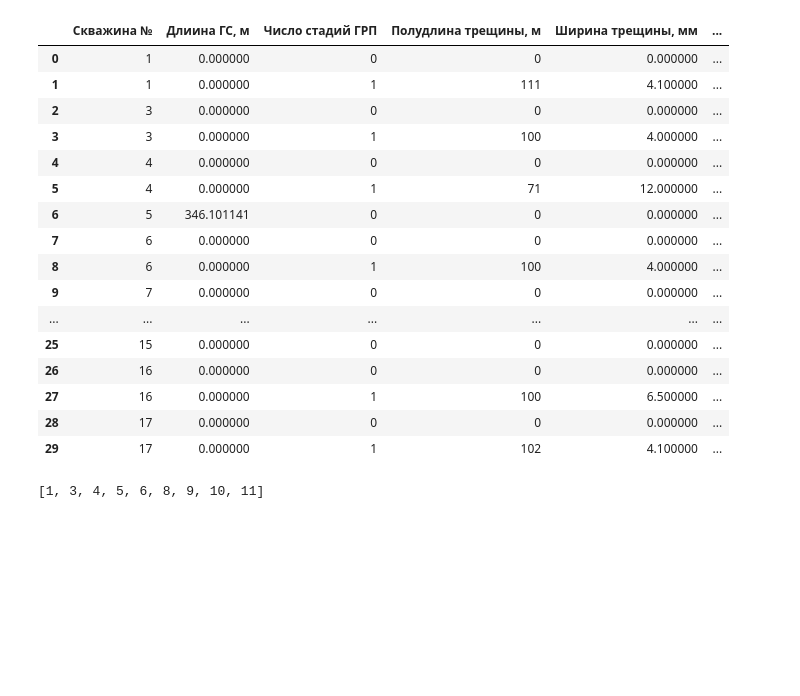
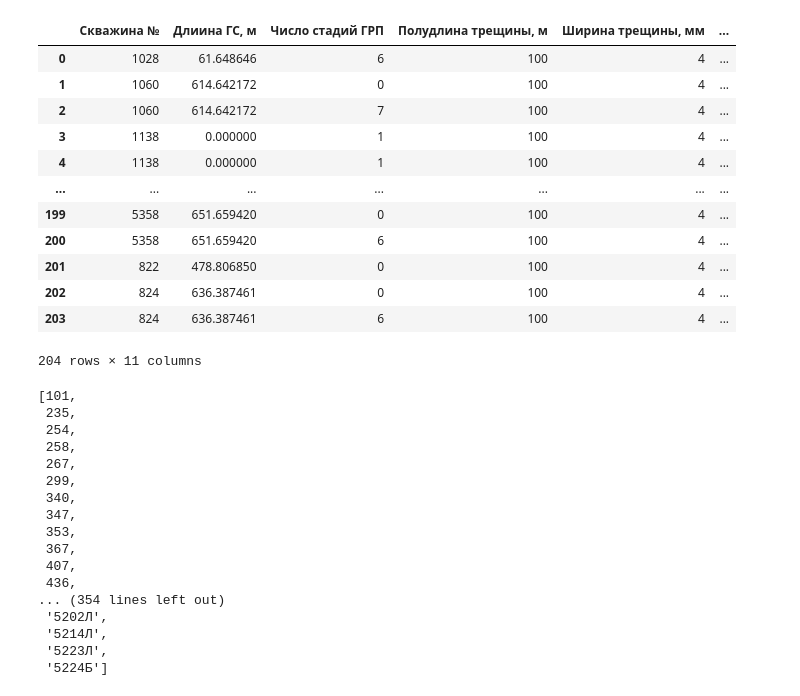
Before and after one commit to lybmvvs/gazpromapp, a Jupyter notebook: app_gazprom_func.ipynb, the cells around one changed output. Saved outputs shown, nothing was run; the diff lists cells and outputs as text; code cells hidden in the pictures; blank space fills up the shorter version.

```diff
--- a/app_gazprom_func.ipynb
+++ b/app_gazprom_func.ipynb
@@ -1,29 +1,25 @@
 # %%
 import pandas as pd
 import numpy as np
 import datetime
 
-data = pd.read_excel('TYLE.xlsx', sheet_name='ГРП')
-dummy = pd.read_excel('TYLE.xlsx', sheet_name='МЭР')
+data = pd.read_excel('last.xlsx', sheet_name='ГРП')
+dummy = pd.read_excel('last.xlsx', sheet_name='МЭР')
 data
 # %% [output]
 |  | Скважина № | Длиина ГС, м | Число стадий ГРП | Полудлина трещины, м | Ширина трещины, мм | ... |
-| 0 | 1 | 0.000000 | 0 | 0 | 0.000000 | ... |
-| 1 | 1 | 0.000000 | 1 | 111 | 4.100000 | ... |
-| 2 | 3 | 0.000000 | 0 | 0 | 0.000000 | ... |
-| 3 | 3 | 0.000000 | 1 | 100 | 4.000000 | ... |
-| 4 | 4 | 0.000000 | 0 | 0 | 0.000000 | ... |
-| 5 | 4 | 0.000000 | 1 | 71 | 12.000000 | ... |
-| 6 | 5 | 346.101141 | 0 | 0 | 0.000000 | ... |
-| 7 | 6 | 0.000000 | 0 | 0 | 0.000000 | ... |
-| 8 | 6 | 0.000000 | 1 | 100 | 4.000000 | ... |
-| 9 | 7 | 0.000000 | 0 | 0 | 0.000000 | ... |
+| 0 | 1028 | 61.648646 | 6 | 100 | 4 | ... |
+| 1 | 1060 | 614.642172 | 0 | 100 | 4 | ... |
+| 2 | 1060 | 614.642172 | 7 | 100 | 4 | ... |
+| 3 | 1138 | 0.000000 | 1 | 100 | 4 | ... |
+| 4 | 1138 | 0.000000 | 1 | 100 | 4 | ... |
 | ... | ... | ... | ... | ... | ... | ... |
-| 25 | 15 | 0.000000 | 0 | 0 | 0.000000 | ... |
-| 26 | 16 | 0.000000 | 0 | 0 | 0.000000 | ... |
-| 27 | 16 | 0.000000 | 1 | 100 | 6.500000 | ... |
-| 28 | 17 | 0.000000 | 0 | 0 | 0.000000 | ... |
-| 29 | 17 | 0.000000 | 1 | 102 | 4.100000 | ... |
+| 199 | 5358 | 651.659420 | 0 | 100 | 4 | ... |
+| 200 | 5358 | 651.659420 | 6 | 100 | 4 | ... |
+| 201 | 822 | 478.806850 | 0 | 100 | 4 | ... |
+| 202 | 824 | 636.387461 | 0 | 100 | 4 | ... |
+| 203 | 824 | 636.387461 | 6 | 100 | 4 | ... |
+204 rows × 11 columns
 # %%
 date_column_name = r'Дата ВНР после ГС \\ ГРП \\ЗБГС'
 target = 'Скважина №'
@@ -42,7 +38,23 @@ dummy1.reset_index(inplace=True)
 a=dummy1['Скважина №'].tolist()
 a
 # %% [output]
-[1, 3, 4, 5, 6, 8, 9, 10, 11]
+[101,
+ 235,
+ 254,
+ 258,
+ 267,
+ 299,
+ 340,
+ 347,
+ 353,
+ 367,
+ 407,
+ 436,
+... (354 lines left out)
+ '5202Л',
+ '5214Л',
+ '5223Л',
+ '5224Б']
 # %%
 #удаляю те, которых нет в полученном списке
 dummy=dummy[dummy['Скважина №'].isin(a)]
```
Also changed, not shown: parts of 12 cells of this notebook, 2 other files.
